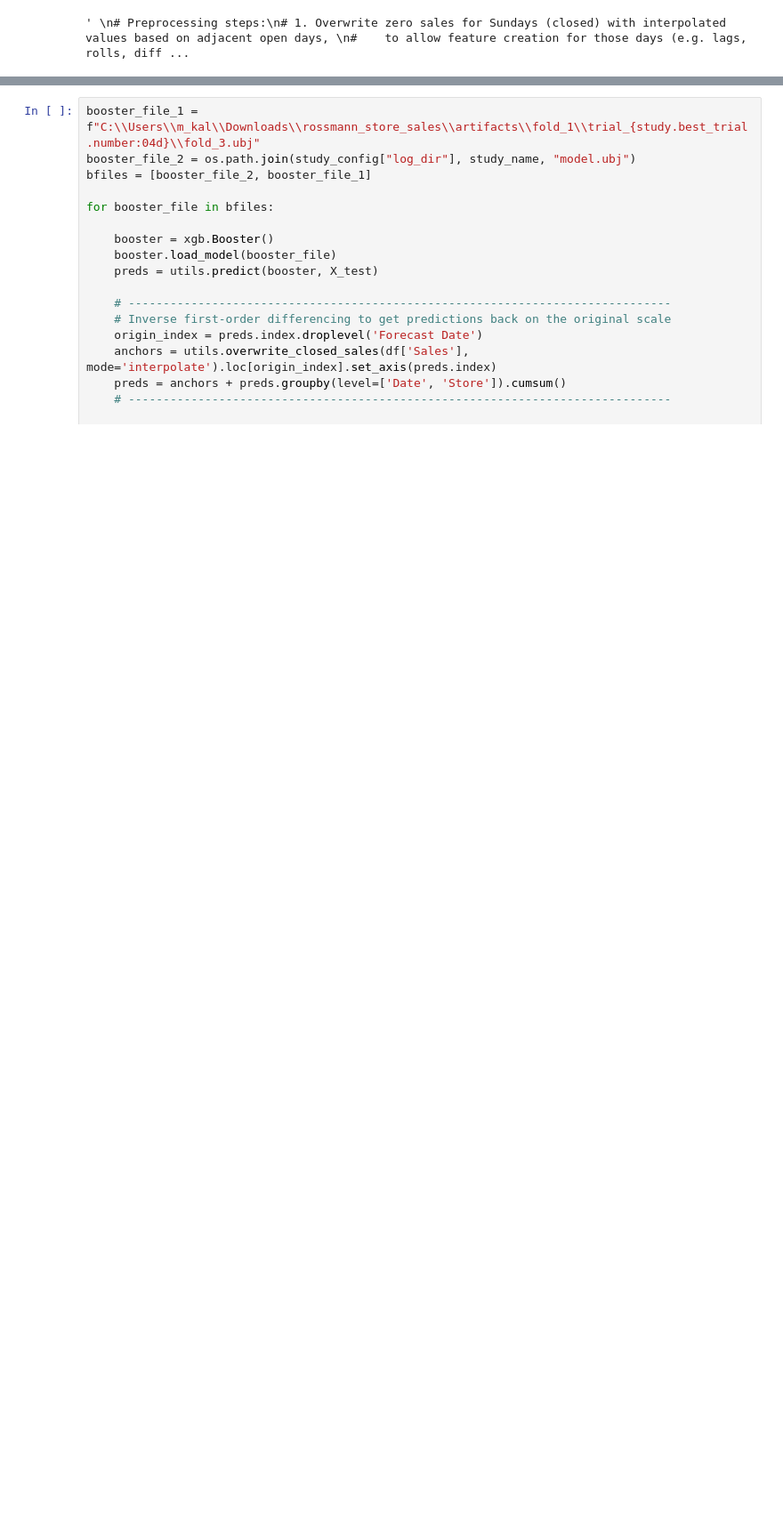
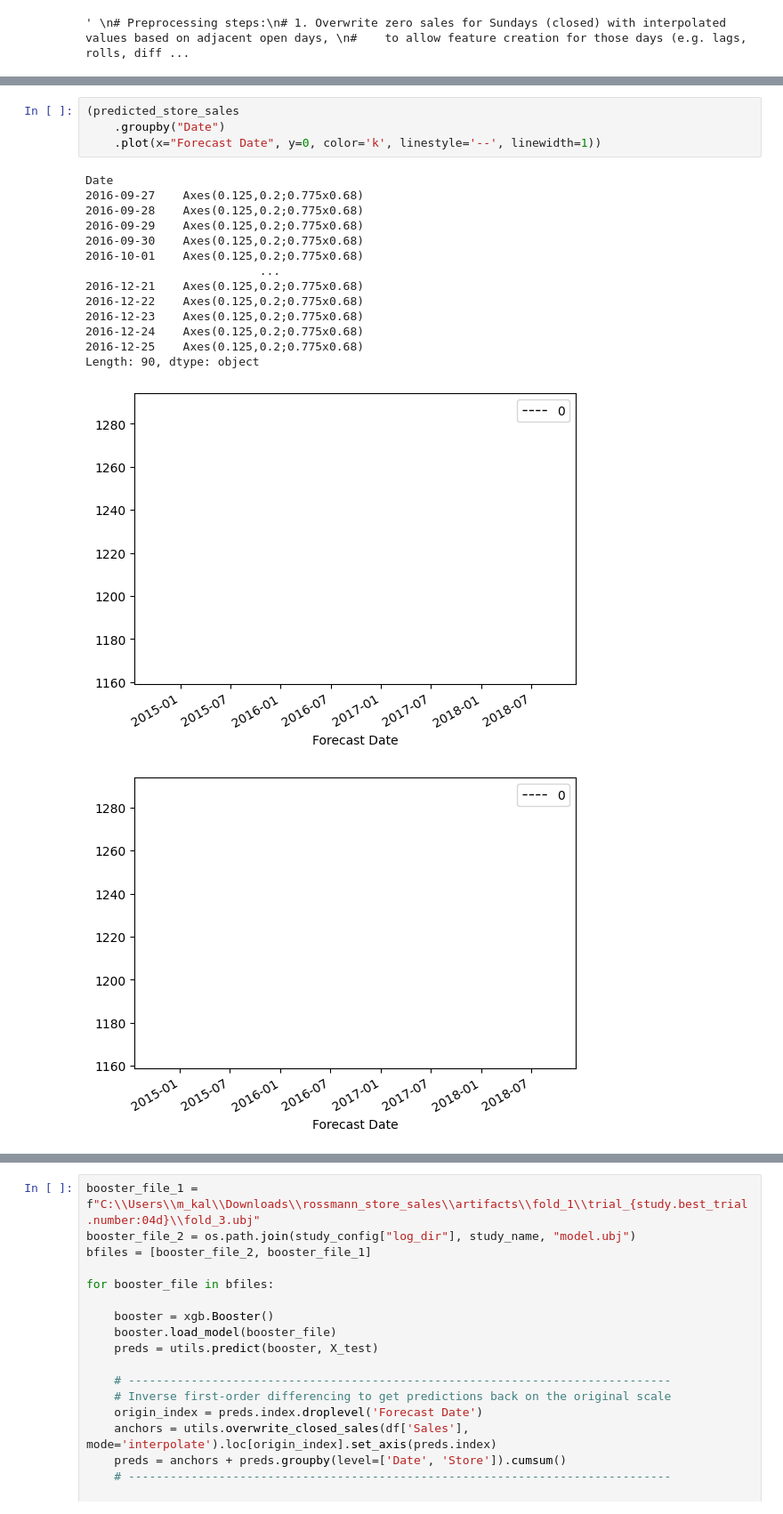
Before and after one commit to Miltos-90/Rossmann_Store_Sales_Forecasting, a Jupyter notebook: test_pipeline.ipynb, the cells around one changed output, grey strips where cells are left out. Shown at 89% size. Saved outputs shown, nothing was run; the diff lists cells and outputs as text; blank space fills up the shorter version.

```diff
--- a/test_pipeline.ipynb
+++ b/test_pipeline.ipynb
@@ -446,0 +380,20 @@ array([7485, 7486, 7487, 7488, 7489, 7490, 7491, 7492, 7493, 7494, 7495,
+# %%
+(predicted_store_sales
+    .groupby("Date")
+    .plot(x="Forecast Date", y=0, color='k', linestyle='--', linewidth=1))
+# %% [output]
+Date
+2016-09-27    Axes(0.125,0.2;0.775x0.68)
+2016-09-28    Axes(0.125,0.2;0.775x0.68)
+2016-09-29    Axes(0.125,0.2;0.775x0.68)
+2016-09-30    Axes(0.125,0.2;0.775x0.68)
+2016-10-01    Axes(0.125,0.2;0.775x0.68)
+                         ...
+2016-12-21    Axes(0.125,0.2;0.775x0.68)
+2016-12-22    Axes(0.125,0.2;0.775x0.68)
+2016-12-23    Axes(0.125,0.2;0.775x0.68)
+2016-12-24    Axes(0.125,0.2;0.775x0.68)
+2016-12-25    Axes(0.125,0.2;0.775x0.68)
+Length: 90, dtype: object
+[figure, added]
+[figure, added]
```
Also changed, not shown: parts of 16 cells of this notebook, 2 other files.
